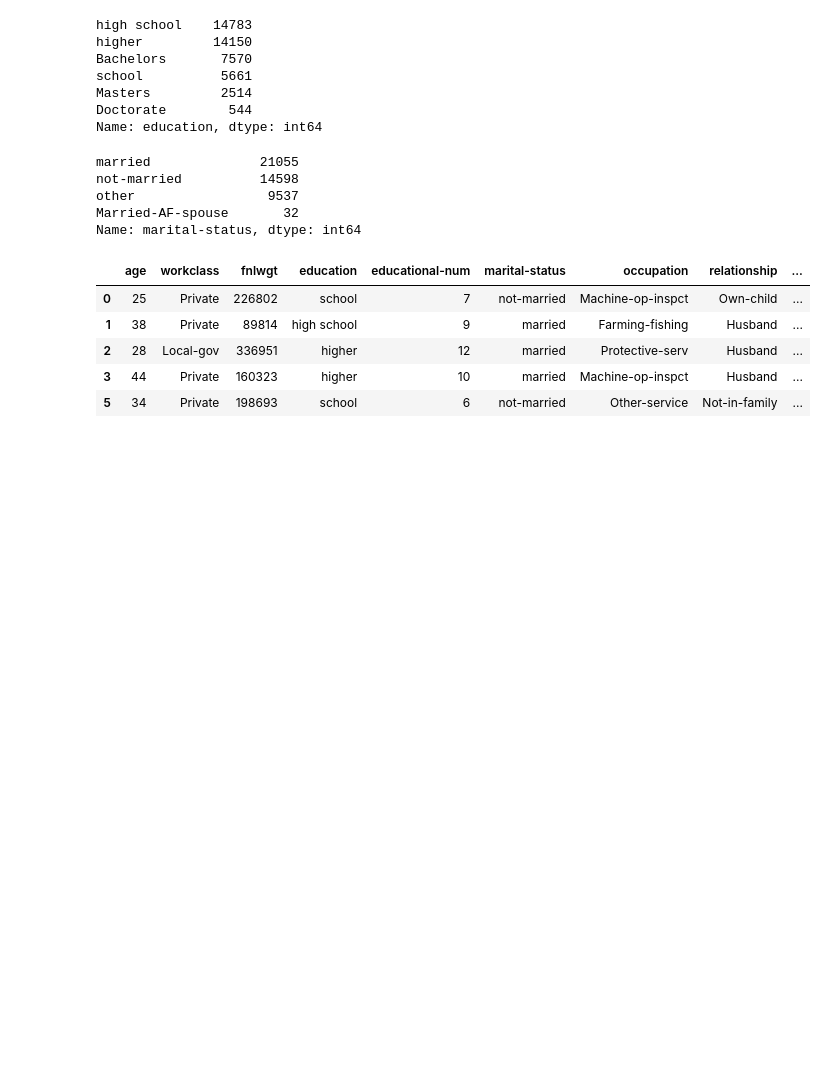
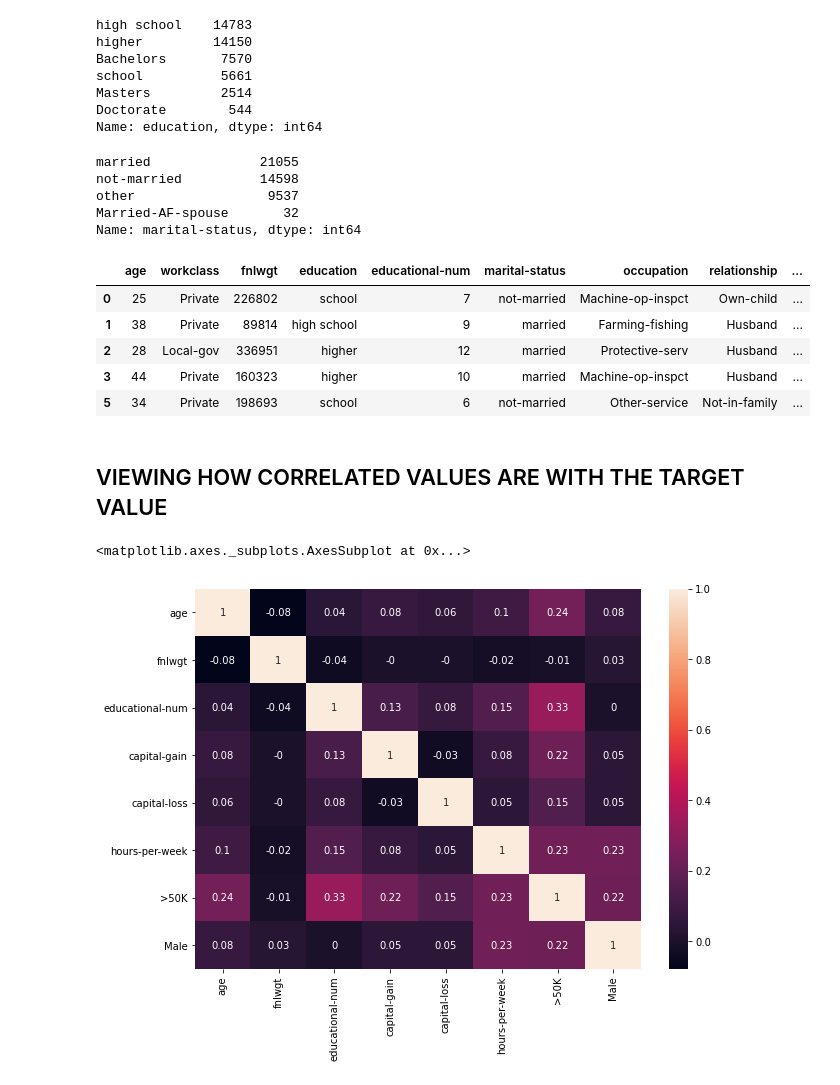
Before and after one commit to Evaldexs/Machine-Learning-Adults-Dataset-Project, a Jupyter notebook: Coursework/Coursework.ipynb, the cells around one changed output. Saved outputs shown, nothing was run; the diff lists cells and outputs as text; code cells hidden in the pictures; blank space fills up the shorter version.

Commit message:
Coursework (2nd edition)
Adding some data visualization to the code, to see how data correlates with each other.

```diff
--- a/Coursework/Coursework.ipynb
+++ b/Coursework/Coursework.ipynb
@@ -157,3 +157,12 @@ adults.head(5)
 | 2 | 28 | Local-gov | 336951 | higher | 12 | married | Protective-serv | Husband | ... |
 | 3 | 44 | Private | 160323 | higher | 10 | married | Machine-op-inspct | Husband | ... |
 | 5 | 34 | Private | 198693 | school | 6 | not-married | Other-service | Not-in-family | ... |
+# %% [markdown]
+## VIEWING HOW CORRELATED VALUES ARE WITH THE TARGET VALUE
+# %%
+plt.figure(figsize=(10,7))                  #checking correlations on heatmap, rounded to 2 decimal
+correlation_matrix=adults.corr().round(2)
+sns.heatmap(data=correlation_matrix, annot=True)
+# %% [output]
+<matplotlib.axes._subplots.AxesSubplot at 0x...>
+[figure, added]
```
Also changed, not shown: parts of 3 cells of this notebook.
